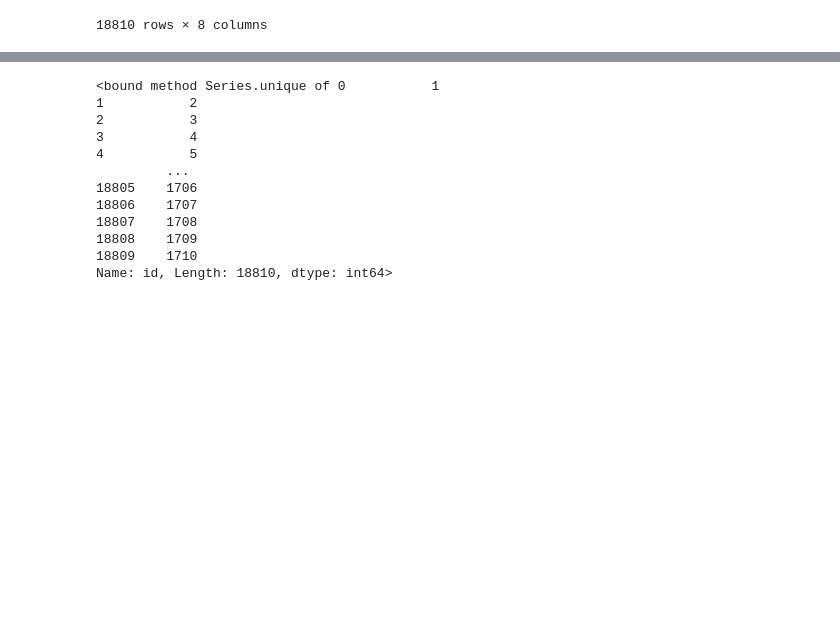
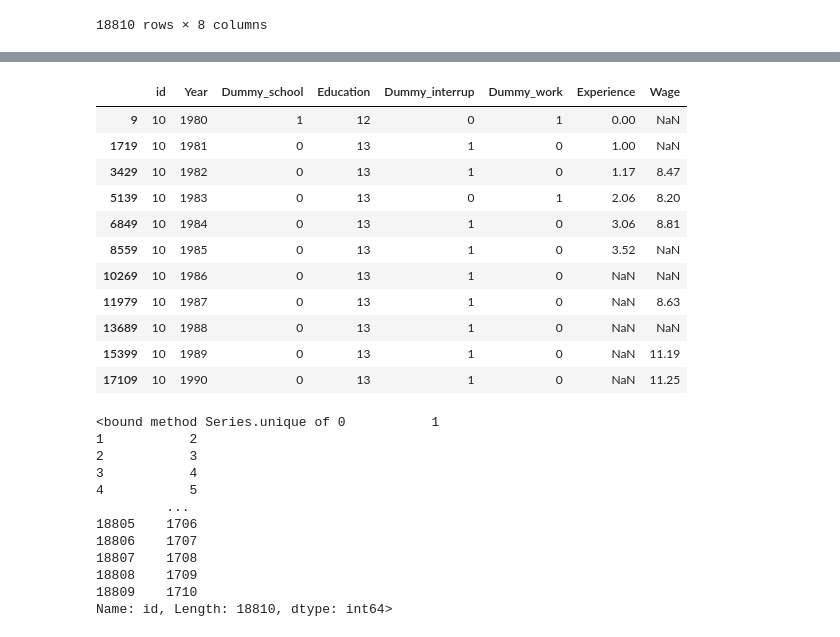
Before and after one commit to fls808/Dynamic-Programming, a Jupyter notebook: Data.ipynb, the cells around one changed output, grey strips where cells are left out. Cells and saved outputs as stored; diff of their text form; code cells hidden in the pictures; blank space fills up the shorter version.

```diff
--- a/Data.ipynb
+++ b/Data.ipynb
@@ -288,3 +289,7 @@ panel_dummy_work
 | 18808 | 1709 | 1990 | 0 |
 | 18809 | 1710 | 1990 | 0 |
 18810 rows × 3 columns
+# %%
+# Apply the condition
+dummy_school = np.where(dummy_school == 1 & dummy_work == 1, 1, dummy_school)
+df['dummy_work'] = np.where((df['dummy_school'] == 1) & (df['dummy_work'] == 1), 0, df['dummy_work'])
@@ -403,3 +442,18 @@ merged_df
+# %%
+merged_df[(merged_df['id']==10)]
+# %% [output]
+|  | id | Year | Dummy_school | Education | Dummy_interrup | Dummy_work | Experience | Wage |
+| 9 | 10 | 1980 | 1 | 12 | 0 | 1 | 0.00 | NaN |
+| 1719 | 10 | 1981 | 0 | 13 | 1 | 0 | 1.00 | NaN |
+| 3429 | 10 | 1982 | 0 | 13 | 1 | 0 | 1.17 | 8.47 |
+| 5139 | 10 | 1983 | 0 | 13 | 0 | 1 | 2.06 | 8.20 |
+| 6849 | 10 | 1984 | 0 | 13 | 1 | 0 | 3.06 | 8.81 |
+| 8559 | 10 | 1985 | 0 | 13 | 1 | 0 | 3.52 | NaN |
+| 10269 | 10 | 1986 | 0 | 13 | 1 | 0 | NaN | NaN |
+| 11979 | 10 | 1987 | 0 | 13 | 1 | 0 | NaN | 8.63 |
+| 13689 | 10 | 1988 | 0 | 13 | 1 | 0 | NaN | NaN |
+| 15399 | 10 | 1989 | 0 | 13 | 1 | 0 | NaN | 11.19 |
+| 17109 | 10 | 1990 | 0 | 13 | 1 | 0 | NaN | 11.25 |
 # %%
 merged_df.id.unique
 # %% [output]
```
Also changed, not shown: parts of 12 cells of this notebook, 1 other file.
